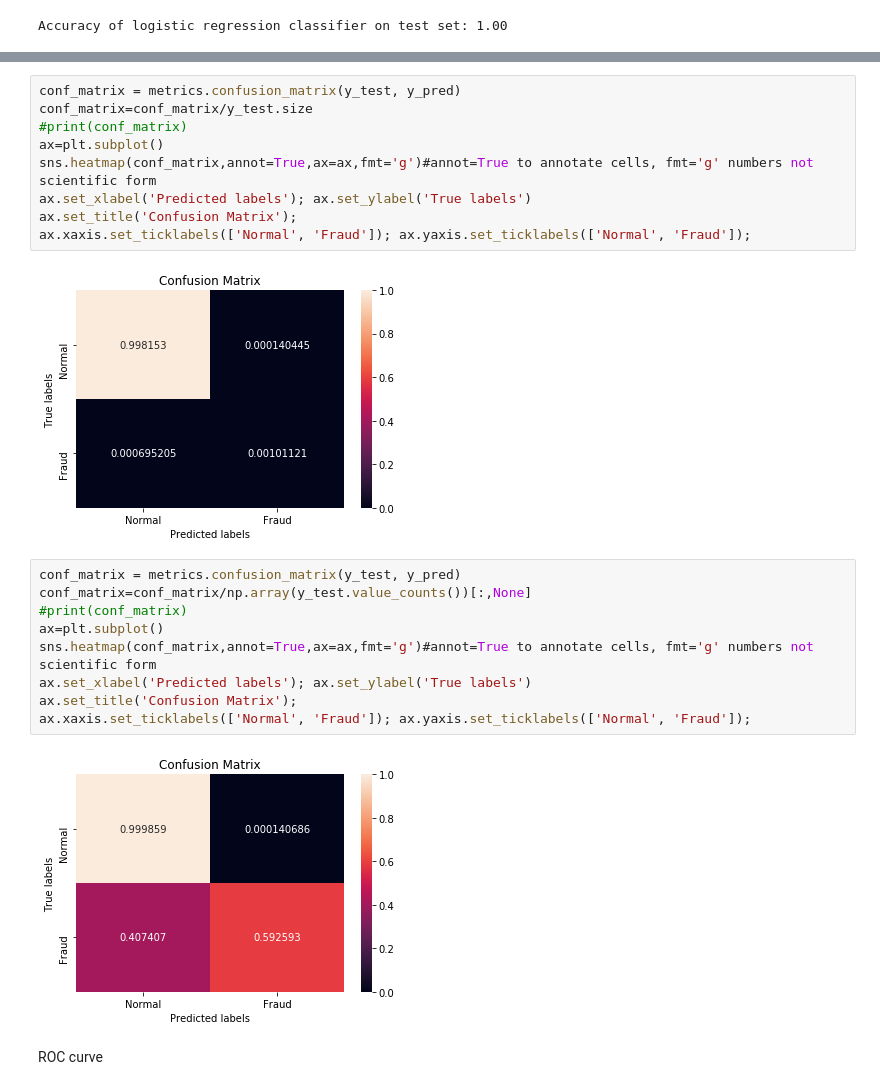
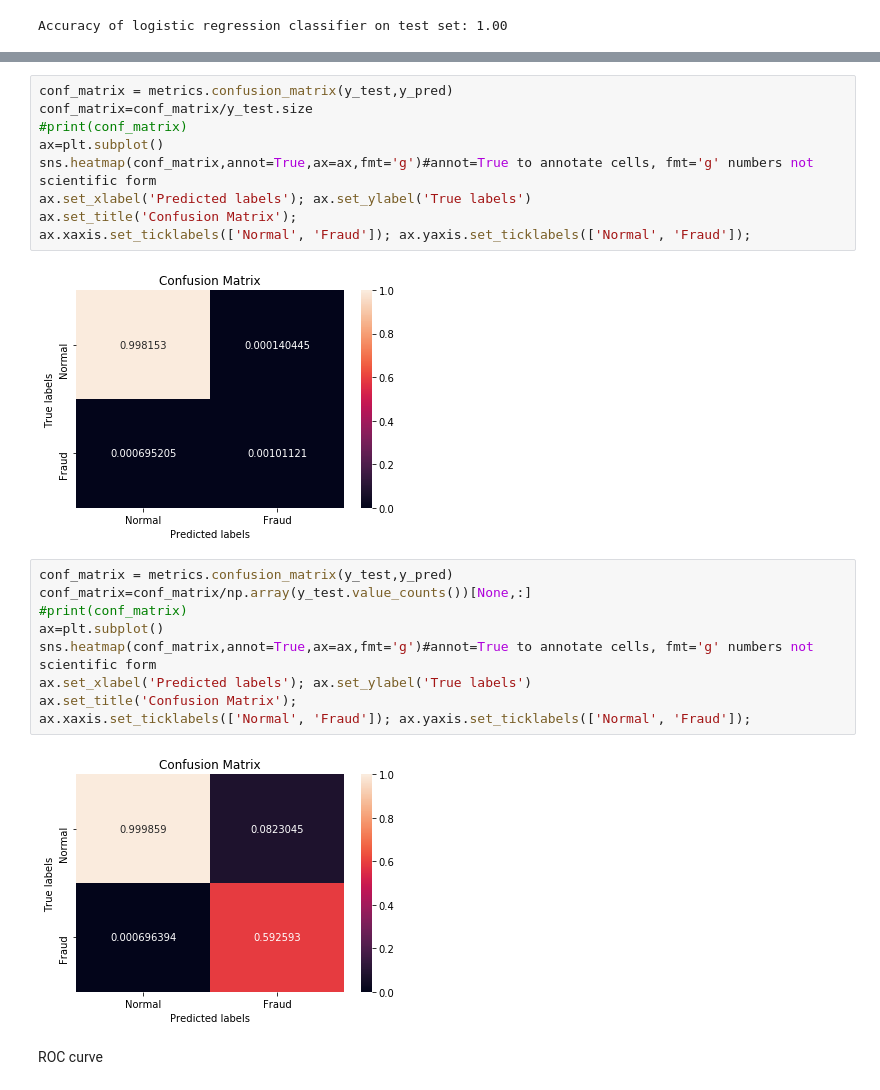
Before and after one commit to dpanagop/ML_and_AI_examples, a Jupyter notebook: Fraud_detection.ipynb, the cells around one changed output, grey strips where cells are left out. Cells and saved outputs as stored; diff of their text form.

```diff
--- a/Fraud_detection.ipynb
+++ b/Fraud_detection.ipynb
@@ -138,7 +135,7 @@ ax.xaxis.set_ticklabels(['Normal', 'Fraud']); ax.yaxis.set_ticklabels(['Normal',
 # %% [output]
 [figure]
 # %%
-conf_matrix = metrics.confusion_matrix(y_test, y_pred)
+conf_matrix = metrics.confusion_matrix(y_test,y_pred)
 conf_matrix=conf_matrix/y_test.size
 #print(conf_matrix)
 ax=plt.subplot()
@@ -149,16 +146,16 @@ ax.xaxis.set_ticklabels(['Normal', 'Fraud']); ax.yaxis.set_ticklabels(['Normal',
 # %% [output]
 [figure]
 # %%
-conf_matrix = metrics.confusion_matrix(y_test, y_pred)
-conf_matrix=conf_matrix/np.array(y_test.value_counts())[:,None]
+conf_matrix = metrics.confusion_matrix(y_test,y_pred)
+conf_matrix=conf_matrix/np.array(y_test.value_counts())[None,:]
 #print(conf_matrix)
 ax=plt.subplot()
 sns.heatmap(conf_matrix,annot=True,ax=ax,fmt='g')#annot=True to annotate cells, fmt='g' numbers not scientific form
 ax.set_xlabel('Predicted labels'); ax.set_ylabel('True labels')
 ax.set_title('Confusion Matrix');
 ax.xaxis.set_ticklabels(['Normal', 'Fraud']); ax.yaxis.set_ticklabels(['Normal', 'Fraud']);
 # %% [output]
-[figure, old version]
+[figure, new version]
 # %% [markdown]
 ROC curve
 # %%
```
Also changed, not shown: parts of 10 cells of this notebook.
